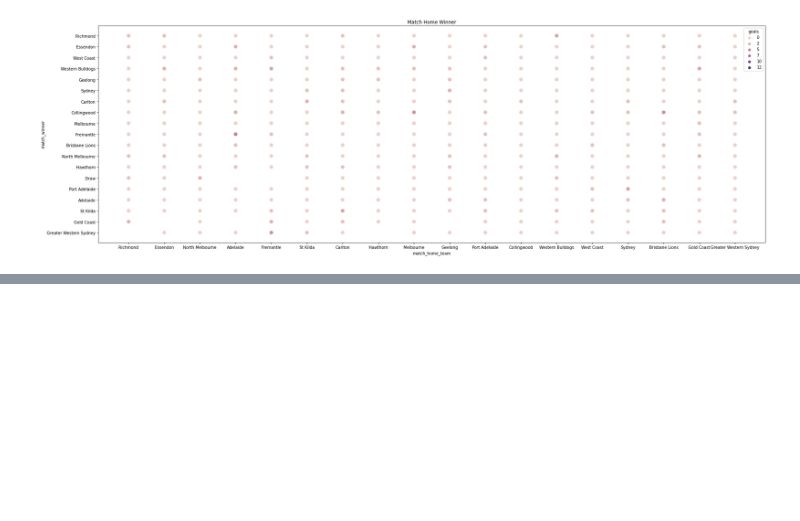
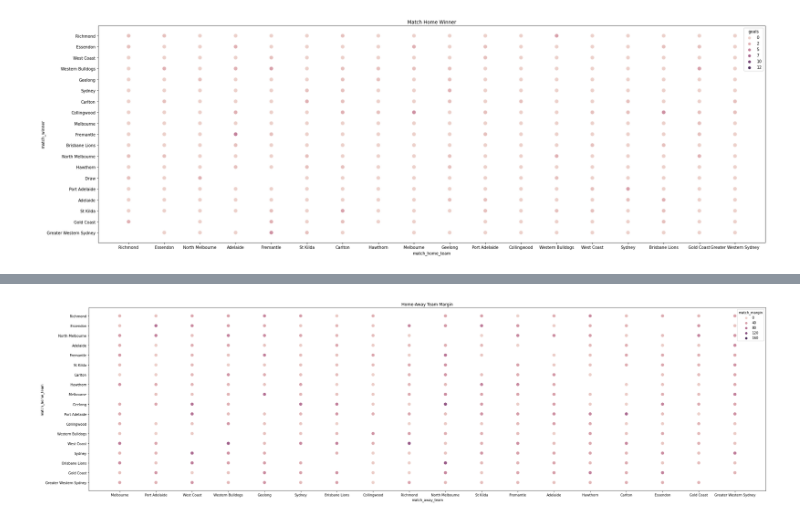
Before and after one commit to jndorosey/googlecolab, a Jupyter notebook: 2_3_Vis_Tabular_data.ipynb, the cells around one changed output, grey strips where cells are left out. Saved outputs shown, nothing was run; the diff lists cells and outputs as text; code cells hidden in the pictures; blank space fills up the shorter version.

```diff
--- a/2_3_Vis_Tabular_data.ipynb
+++ b/2_3_Vis_Tabular_data.ipynb
@@ -136,0 +148,11 @@ sns.scatterplot(afl_post_2000.match_home_team,
+# %%
+plt.figure(figsize=(36, 10))
+plt.title('Home-Away Team Margin')
+
+sns.scatterplot('match_away_team',
+                'match_home_team',
+                hue='match_margin',
+                s=100,
+                data=afl_post_2000);
+# %% [output]
+[figure, added]
```
Also changed, not shown: parts of 2 cells of this notebook.
